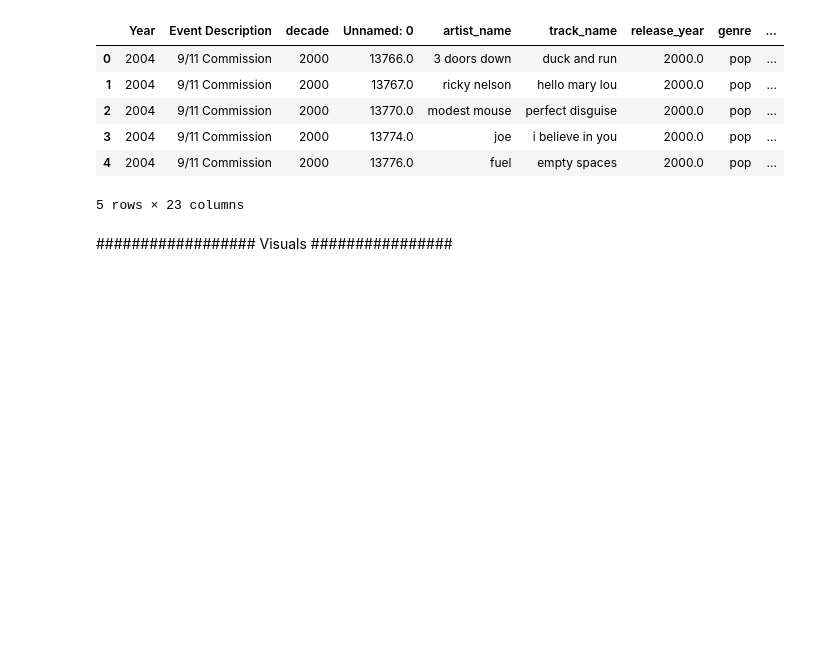
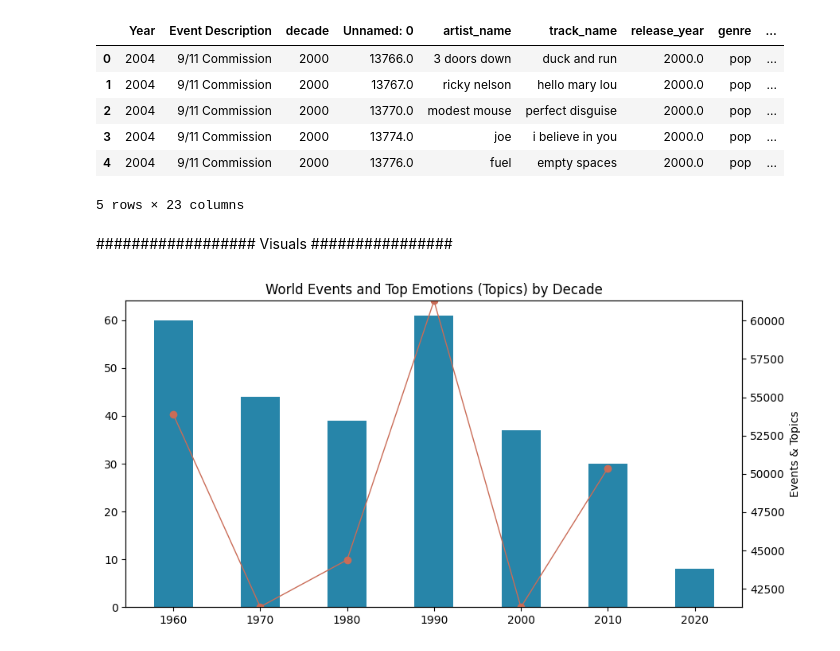
Before and after one commit to nbanks062523/BootCampCodeReview5, a Jupyter notebook: main.ipynb, the cells around one changed output. Drawn from its saved outputs; the diff is of its cells as text; code cells hidden in the pictures; blank space fills up the shorter version.

```diff
--- a/main.ipynb
+++ b/main.ipynb
@@ -239,4 +225,50 @@ events_topics.head()
 5 rows × 23 columns
 # %% [markdown]
 ################## Visuals ################
+# %%
+################################### Events & Topics #####################################
+import matplotlib.pyplot as plt
+
+#Create a variable to hold the top emotion(topic) by decade
+topic_counts=events_topics.groupby(['decade','topic']).size()
+#print(topic_counts)
+
+top_emotion=topic_counts.groupby('decade').max()
+#print(top_emotion)
+
+#Count the number of world events by decade, #.nunique() returns the unique event values
+event_count=events_topics.groupby('decade')['Event Description'].nunique()
+#print(event_count)
+
+#Create the container that will hold the visual, also known as a 'figure'
+fig=plt.figure(figsize=(10,5))
+
+#Create the first Axes (plot)
+
+#The three arguments in the subplot() function describe the number of rows, columns and the index of the current plot
+axes1=plt.subplot(1,1,1)
+
+#Plot the bar chart
+axes1.bar(event_count.index,event_count.values,width=4.5,color='#2785A9')
+
+# Create the Second Axes (plot)
+axes2=axes1.twinx()
+
+#Plot the line for the 2nd axes
+axes2.plot(top_emotion.index,top_emotion.values,marker='o',linestyle='-',color='#CA6C57',linewidth=1,label='Topics')
+
+#Set the minimum and maximum values for the second axes
+axes2.set_ylim(top_emotion.min(),top_emotion.max())
+
+# Add a title to the chart
+plt.title("World Events and Top Emotions (Topics) by Decade")
+
+#Label the X and Y axis
+plt.xlabel('Decade')
+plt.ylabel('Events & Topics')
+
+#Show the chart
+plt.show()
+# %% [output]
+[figure, added]
 # %%
```
Also changed, not shown: parts of 8 cells of this notebook.
